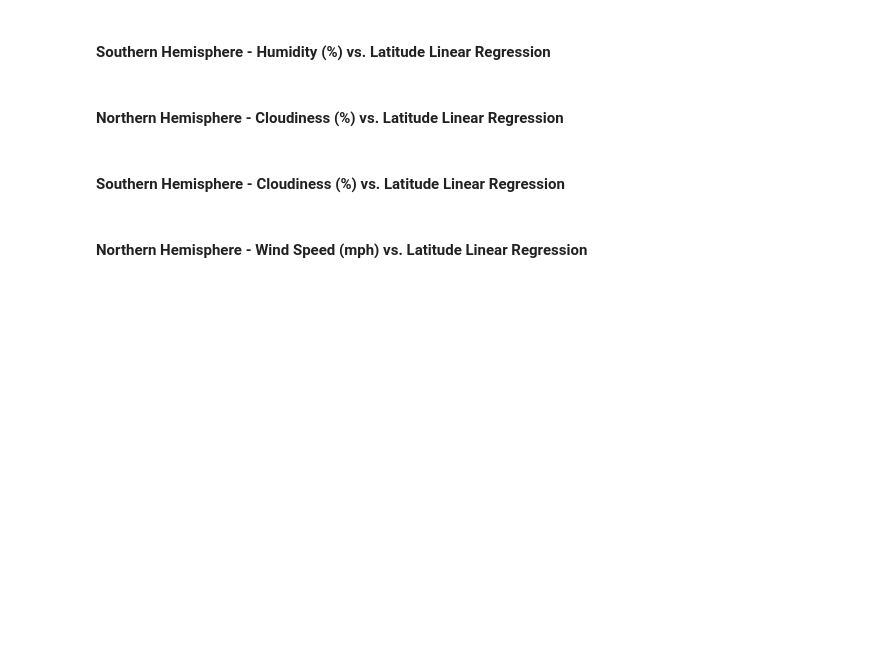
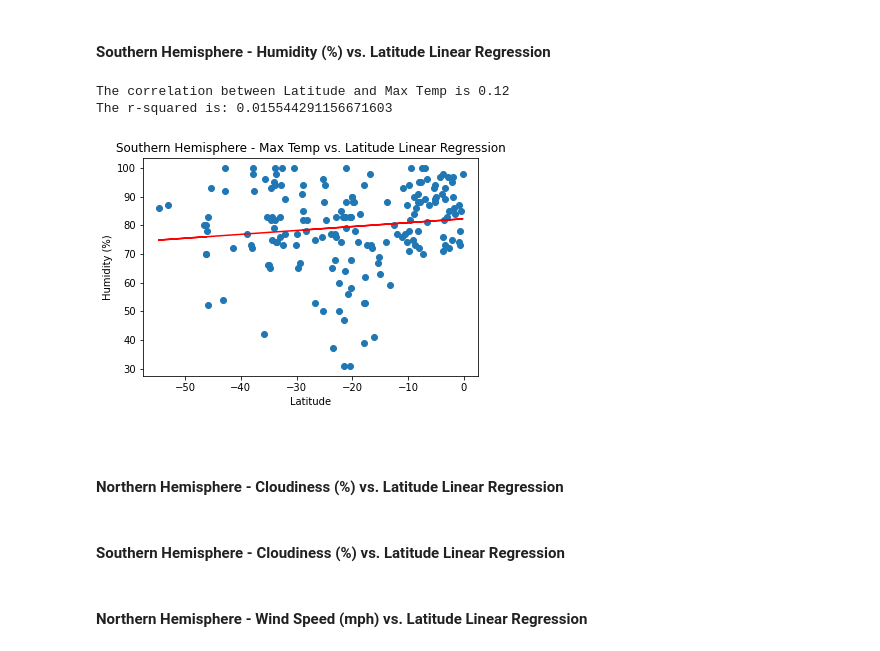
Before and after one commit to JoseH-Git/python-api-challenge, a Jupyter notebook: WeatherPy/WeatherPy.ipynb, the cells around one changed output. Drawn from its saved outputs; the diff is of its cells as text; code cells hidden in the pictures; blank space fills up the shorter version.

```diff
--- a/WeatherPy/WeatherPy.ipynb
+++ b/WeatherPy/WeatherPy.ipynb
@@ -366,5 +392,31 @@ The r-squared is: 0.5127301151281647
 # %% [markdown]
 ####  Southern Hemisphere - Humidity (%) vs. Latitude Linear Regression
+# %%
+correlation=round(st.pearsonr(southern_df["Lat"], southern_df["Humidity"])[0],2)
+print(f"The correlation between Latitude and Max Temp is {correlation}")
+
+x_values = southern_df["Lat"]
+y_values = southern_df["Humidity"]
+
+(slope, intercept, rvalue, pvalue, stderr) = linregress(x_values, y_values)
+regress_values = x_values * slope + intercept
+
+line_eq = "y = " + str(round(slope,2)) + "x + " + str(round(intercept,2))
+
+plt.scatter(x_values,y_values)
+plt.plot(x_values,regress_values,"r-")
+plt.annotate(line_eq,(6,10),fontsize=14,color="red")
+plt.title("Southern Hemisphere - Max Temp vs. Latitude Linear Regression")
+plt.xlabel("Latitude")
+plt.ylabel("Humidity (%)")
+
+print(f"The r-squared is: {rvalue**2}")
+plt.savefig("../Images/Southern Hemisphere - Humidity (%) vs. Latitude Linear Regression.png", bbox_inches = "tight")
+plt.show()
+# %% [output]
+The correlation between Latitude and Max Temp is 0.12
+The r-squared is: 0.015544291156671603
+[figure, added]
 # %% [markdown]
 ####  Northern Hemisphere - Cloudiness (%) vs. Latitude Linear Regression
 # %% [markdown]
```
Also changed, not shown: parts of 1 cell of this notebook, 2 other files.
